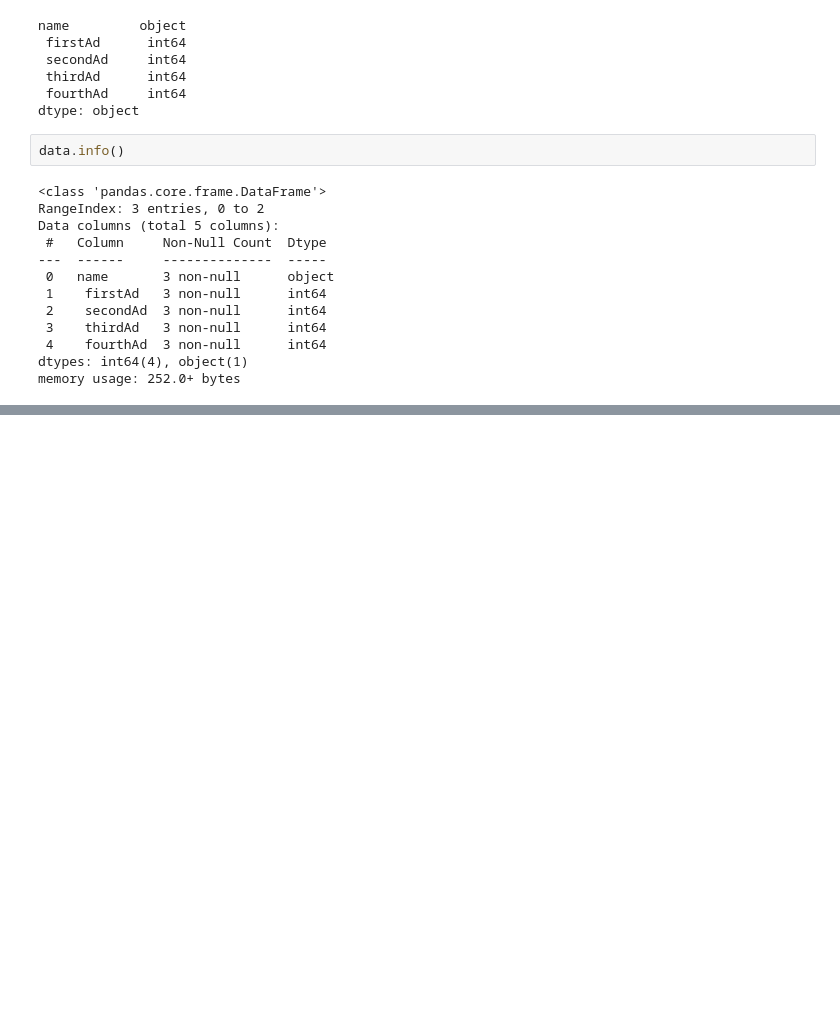
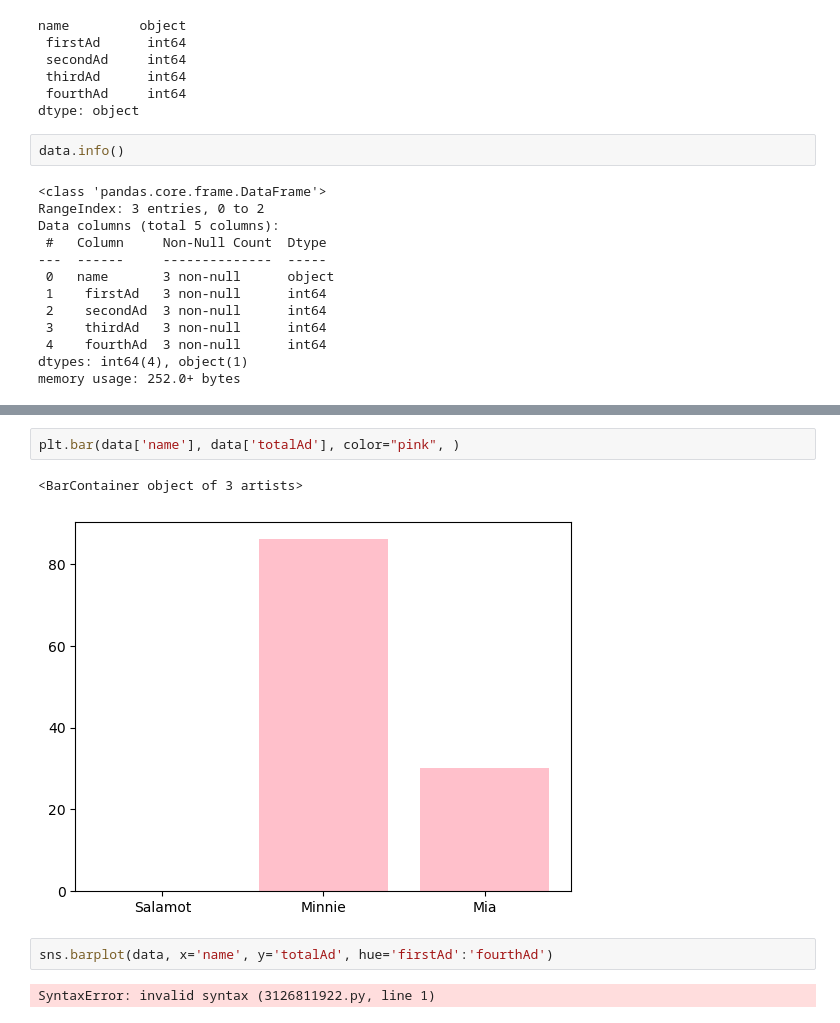
Before and after one commit to masorol/CGS4321Project, a Jupyter notebook: start.ipynb, the cells around one changed output, grey strips where cells are left out. Cells and saved outputs as stored; diff of their text form; blank space fills up the shorter version.

```diff
--- a/start.ipynb
+++ b/start.ipynb
@@ -61,0 +80,9 @@ data = data.drop(["secondAd_prop"])
+# %%
+plt.bar(data['name'], data['totalAd'], color="pink", )
+# %% [output]
+<BarContainer object of 3 artists>
+[figure, added]
+# %%
+sns.barplot(data, x='name', y='totalAd', hue='firstAd':'fourthAd')
+# %% [output]
+SyntaxError: invalid syntax (3126811922.py, line 1)
```
Also changed, not shown: parts of 7 cells of this notebook.
